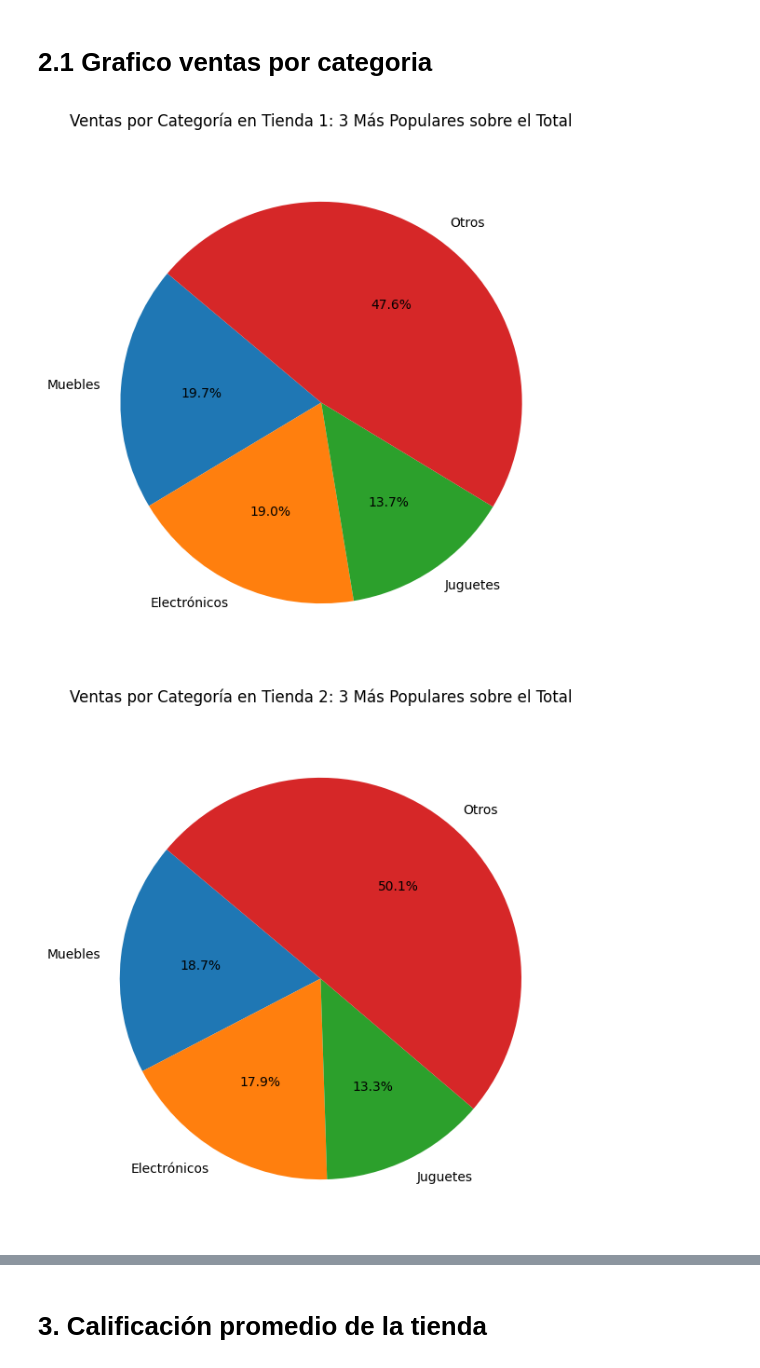
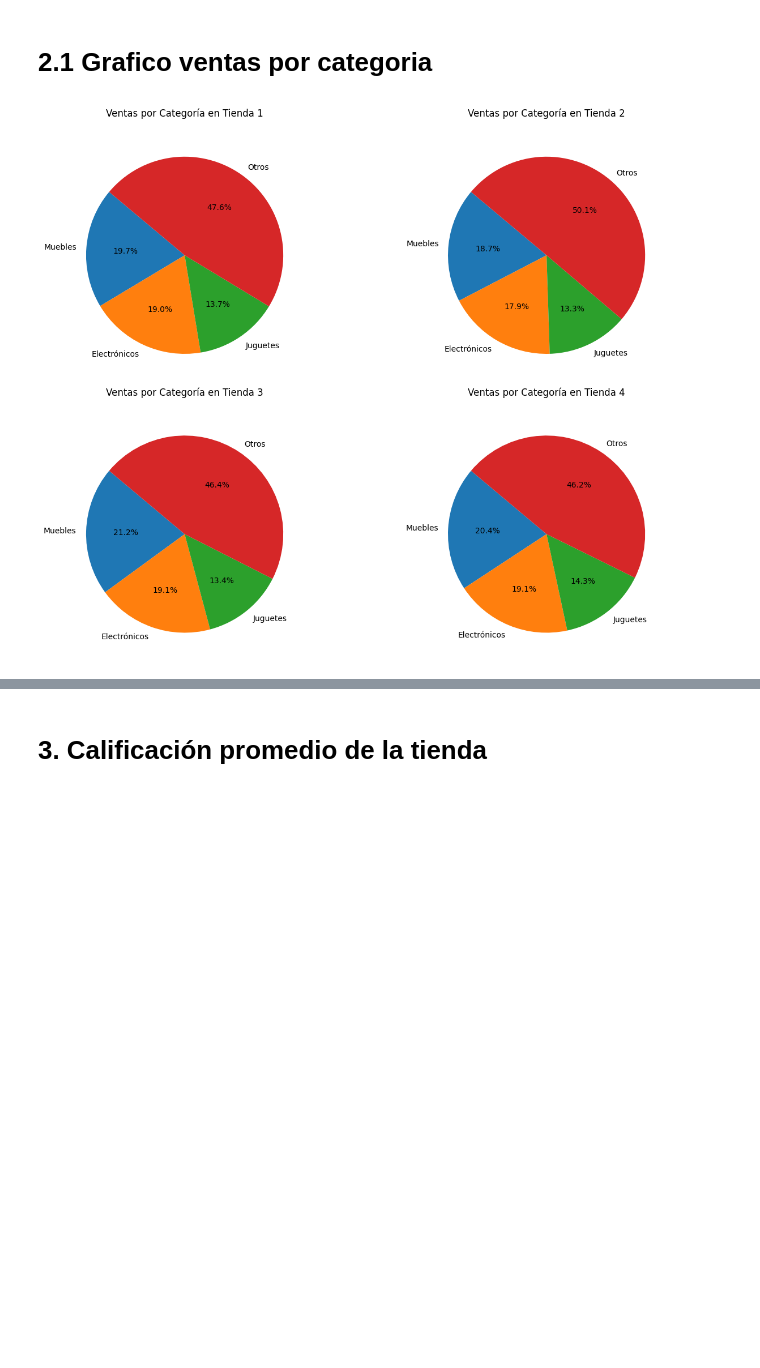
Before and after one commit to yerko33/AluraStore_Latam, a Jupyter notebook: AluraStoreLatam.ipynb, the cells around one changed output, grey strips where cells are left out. Drawn from its saved outputs; the diff is of its cells as text; code cells hidden in the pictures; blank space fills up the shorter version.

```diff
--- a/AluraStoreLatam.ipynb
+++ b/AluraStoreLatam.ipynb
@@ -147,43 +147,46 @@ Top 3 categorías más populares en la tienda 4:
 # %% [markdown]
 # 2.1 Grafico ventas por categoria
 # %%
-#Creacion de graficos
+import matplotlib.pyplot as plt
 
 # Diccionario de productos y ventas por tienda
 dic_Tienda1 = categorias_tienda1
 dic_Tienda2 = categorias_tienda2
 dic_Tienda3 = categorias_tienda3
 dic_Tienda4 = categorias_tienda4
 
 # Lista de las tiendas
 tiendas = [dic_Tienda1, dic_Tienda2, dic_Tienda3, dic_Tienda4]
 nombres_tiendas = ['Tienda 1', 'Tienda 2', 'Tienda 3', 'Tienda 4']
 
 # Crear gráfico de torta para cada tienda
+fig, axs = plt.subplots(2, 2, figsize=(14, 10))  # Crear grid 2x2
+axs = axs.flatten()  # Aplanar para recorrer más fácilmente
+
 for i, tienda_categoria in enumerate(tiendas):
     # Ordenar productos por ventas en orden descendente
     productos_ordenados = sorted(tienda_categoria.items(), key=lambda x: x[1], reverse=True)
 
     # Obtener los 3 productos más vendidos
     productos_top3 = productos_ordenados[:3]
     ventas_top3 = [venta for _, venta in productos_top3]
     productos_top3_nombres = [producto for producto, _ in productos_top3]
 
     # Calcular el total de ventas de la tienda
     total_ventas = sum(tienda_categoria.values())
 
     # Calcular la categoría "Otros" sumando las ventas de los productos restantes
     ventas_otros = total_ventas - sum(ventas_top3)
 
     # Agregar la categoría "Otros"
     productos_top3_nombres.append('Otros')
     ventas_top3.append(ventas_otros)
 
-    # Crear gráfico de torta
-    plt.figure(figsize=(7, 7))
-    plt.pie(ventas_top3, labels=productos_top3_nombres, autopct='%1.1f%%', startangle=140)
-    plt.title(f"Ventas por Categoría en {nombres_tiendas[i]}: 3 Más Populares sobre el Total", pad=20)
-    plt.show()
+    # Crear gráfico de torta en el subplot correspondiente
+    axs[i].pie(ventas_top3, labels=productos_top3_nombres, autopct='%1.1f%%', startangle=140)
+    axs[i].set_title(f"Ventas por Categoría en {nombres_tiendas[i]}", pad=20)
+
+plt.tight_layout()
+plt.show()
 # %% [output]
-[figure, old version]
+[figure, new version]
-[figure, removed]
```
Also changed, not shown: parts of 7 cells of this notebook.
